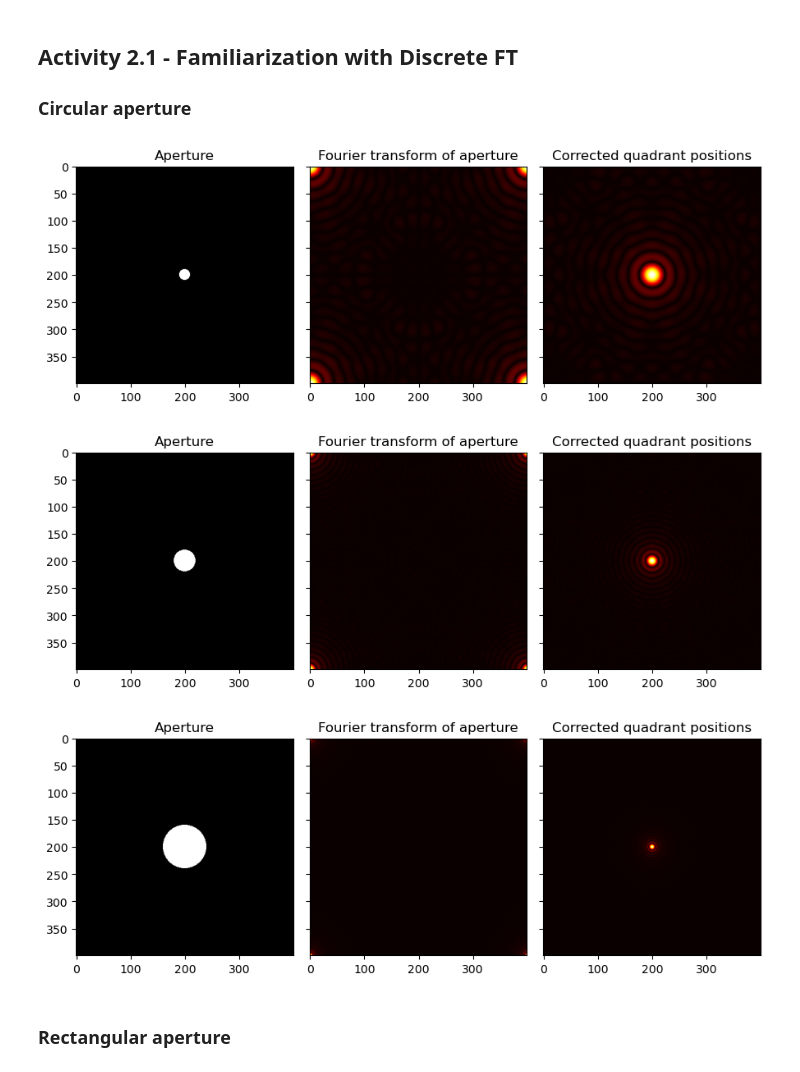
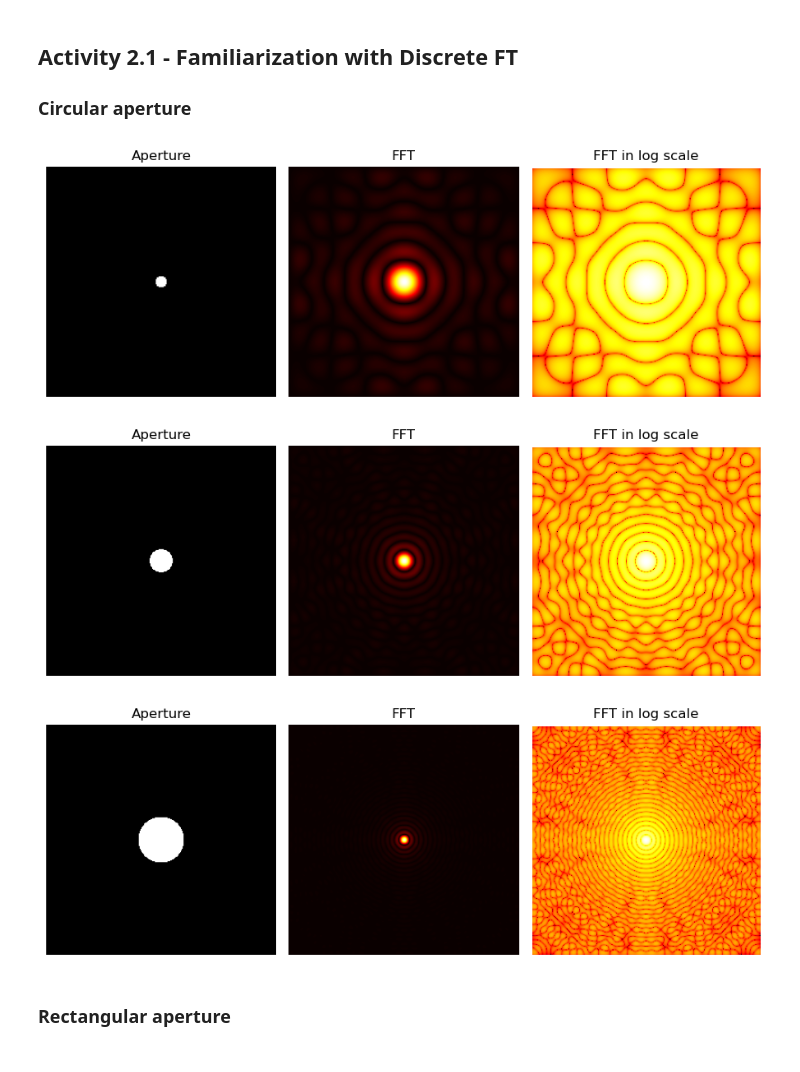
Before and after one commit to npcrmns/App-Physics-157, a Jupyter notebook: [2] Fourier Transform Model of Image Formation/Fourier Transform Model of Image Formation.ipynb, the cells around one changed output. Cells and saved outputs as stored; diff of their text form; code cells hidden in the pictures.

```diff
--- a/[2] Fourier Transform Model of Image Formation/Fourier Transform Model of Image Formation.ipynb
+++ b/[2] Fourier Transform Model of Image Formation/Fourier Transform Model of Image Formation.ipynb
@@ -22,14 +26,17 @@ def aperture_fft(aperture_shape):
     fig, ax = plt.subplots(1, 3, figsize = (9, 4), sharey = True, tight_layout = True)
     ax[0].imshow(aperture_shape, cmap = "gray")
     ax[0].set_title("Aperture")
+    ax[0].axis("off")
 
     fft_aperture = fft.fft2(aperture_shape)
-    ax[1].imshow(abs(fft_aperture), cmap = "hot")
-    ax[1].set_title("Fourier transform of aperture")
+    fftshift_aperture = fft.fftshift(abs(fft_aperture))
+    ax[1].imshow(fftshift_aperture, cmap = "hot")
+    ax[1].set_title("FFT")
+    ax[1].axis("off")
 
-    fftshift_aperture = fft.fftshift(fft_aperture)
-    ax[2].imshow(abs(fftshift_aperture), cmap = "hot")
-    ax[2].set_title("Corrected quadrant positions")
+    ax[2].imshow(np.log(fftshift_aperture), cmap = "hot")
+    ax[2].set_title("FFT in log scale")
+    ax[2].axis("off")
 # %% [markdown]
 ## Activity 2.1 - Familiarization with Discrete FT
 
@@ -49,13 +56,13 @@ def circular_aperture(radius, resolution):
 # %%
 radius = [0.05, 0.1, 0.2]
 
 for rad in radius:
-    aperture_fft(circular_aperture(rad, 400))
+    aperture_fft(circular_aperture(rad, 256))
     plt.savefig("radius {}.png".format(rad))
 # %% [output]
-[figure, old version]
+[figure, new version]
-[figure, old version]
+[figure, new version]
-[figure, old version]
+[figure, new version]
 # %% [markdown]
 ### Rectangular aperture
 # %%
```
Also changed, not shown: parts of 17 cells of this notebook, 18 other files.
